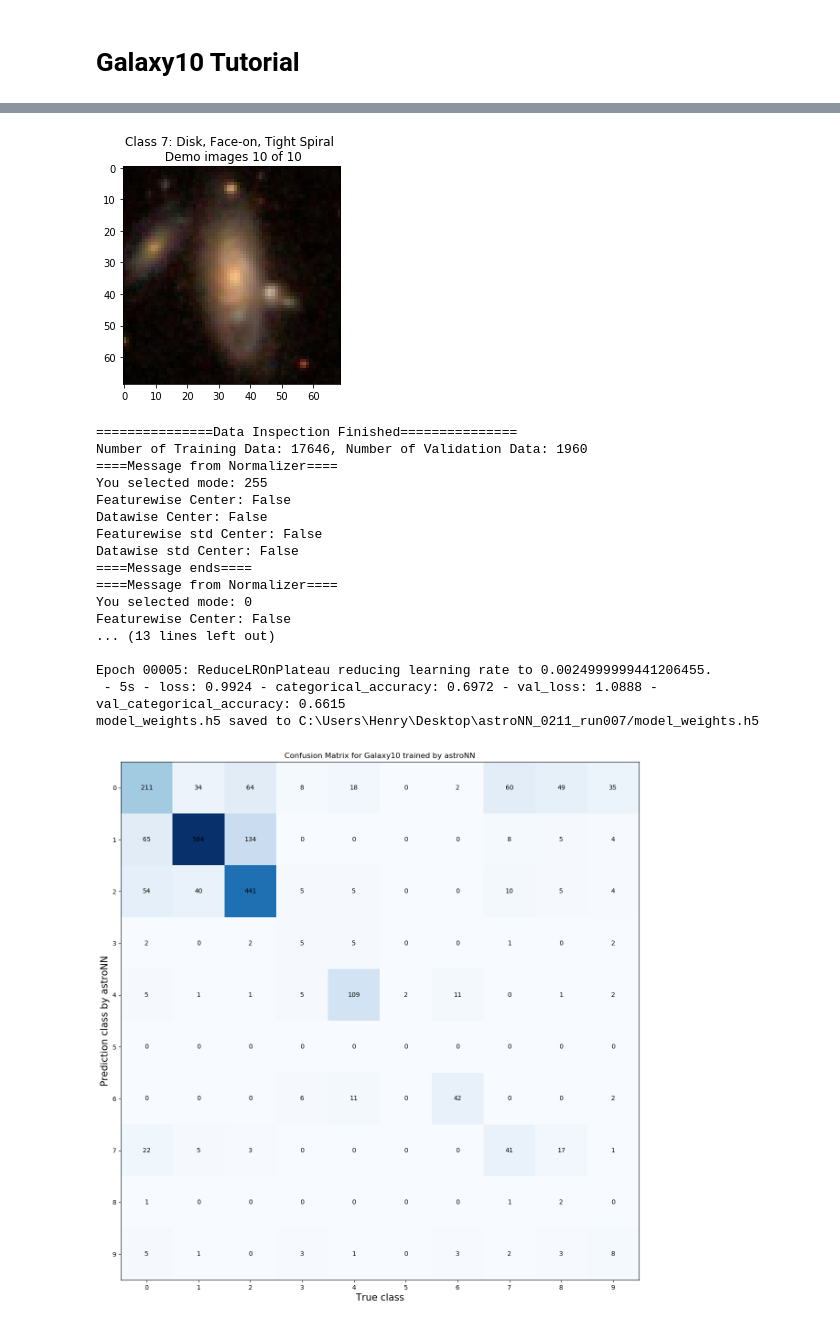
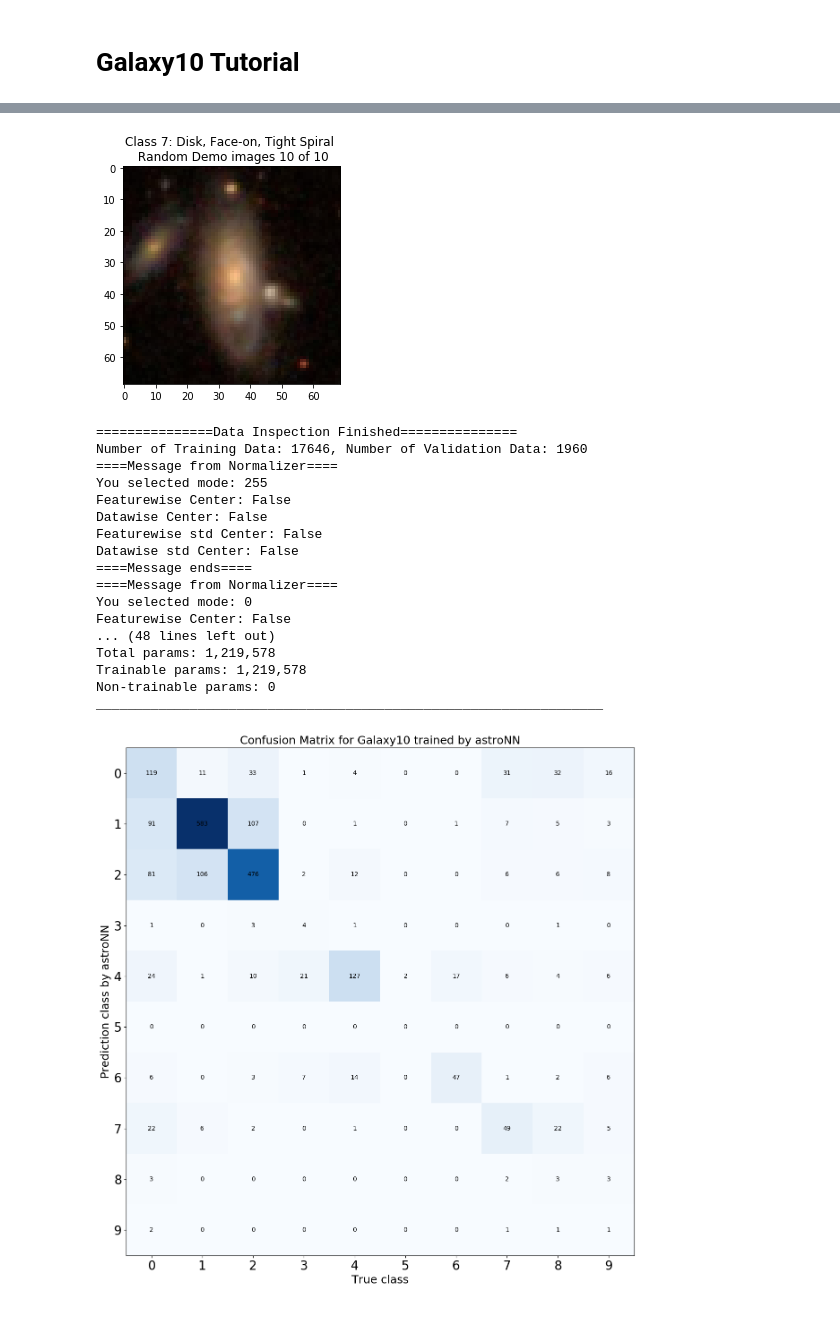
Before and after one commit to henrysky/astroNN, a Jupyter notebook: demo_tutorial/galaxy10/Galaxy10_Tutorial.ipynb, the cells around one changed output, grey strips where cells are left out. Drawn from its saved outputs; the diff is of its cells as text; code cells hidden in the pictures.

Commit message:
minor update on Galaxy10 tutorial

```diff
--- a/demo_tutorial/galaxy10/Galaxy10_Tutorial.ipynb
+++ b/demo_tutorial/galaxy10/Galaxy10_Tutorial.ipynb
@@ -17,4 +32,5 @@
 # %%
+# import everything we need first
 from keras.utils import np_utils
 import numpy as np
 from sklearn.model_selection import train_test_split
@@ -37,7 +53,7 @@ plt.ion()
 print('===================Data Inspection===================')
 for counter, i in enumerate(range(np.random.randint(0, labels.shape[0], size=10).shape[0])):
     img = plt.imshow(images[i])
-    plt.title('Class {}: {} \n Demo images {} of 10'.format(np.argmax(labels[i]), galaxy10cls_lookup(labels[i]), counter+1))
+    plt.title('Class {}: {} \n Random Demo images {} of 10'.format(np.argmax(labels[i]), galaxy10cls_lookup(labels[i]), counter+1))
     plt.draw()
     plt.pause(2.)
 plt.close('all')
@@ -47,17 +63,22 @@ print('===============Data Inspection Finished===============')
 labels = labels.astype(np.float32)
 images = images.astype(np.float32)
 
+# Split the dataset into training set and testing set
 train_idx, test_idx = train_test_split(np.arange(labels.shape[0]), test_size=0.1)
 train_images, train_labels, test_images, test_labels = images[train_idx], labels[train_idx], images[test_idx], labels[test_idx]
 
 # To create a neural network instance
 galaxy10net = Galaxy10_CNN()
 
+# set maximium epochs the neural network can run, set 5 to get quick result
 galaxy10net.max_epochs = 5
 
 # To train the nerual net
 # astroNN will normalize the data by default
 galaxy10net.train(train_images, train_labels)
+
+# print model summary before training
+galaxy10net.keras_model.summary()
 
 # After the training, you can test the neural net performance
 # Please notice predicted_labels are labels predicted from neural network. test_labels are ground truth from the dataset
@@ -94,19 +115,19 @@ C:\Users\Henry\.astroNN\datasets\Galaxy10.h5 was found!
-[figure, old version]
+[figure, new version]
 ===============Data Inspection Finished===============
 Number of Training Data: 17646, Number of Validation Data: 1960
 ====Message from Normalizer====
 You selected mode: 255
 Featurewise Center: False
 Datawise Center: False
 Featurewise std Center: False
 Datawise std Center: False
 ====Message ends====
 ====Message from Normalizer====
 You selected mode: 0
 Featurewise Center: False
-... (13 lines left out)
-
-Epoch 00005: ReduceLROnPlateau reducing learning rate to 0.0024999999441206455.
- - 5s - loss: 0.9924 - categorical_accuracy: 0.6972 - val_loss: 1.0888 - val_categorical_accuracy: 0.6615
-model_weights.h5 saved to C:\Users\Henry\Desktop\astroNN_0211_run007/model_weights.h5
+... (48 lines left out)
+Total params: 1,219,578
+Trainable params: 1,219,578
+Non-trainable params: 0
+_________________________________________________________________
-[figure, old version]
+[figure, new version]
```
Also changed, not shown: parts of 6 cells of this notebook, 3 other files.
